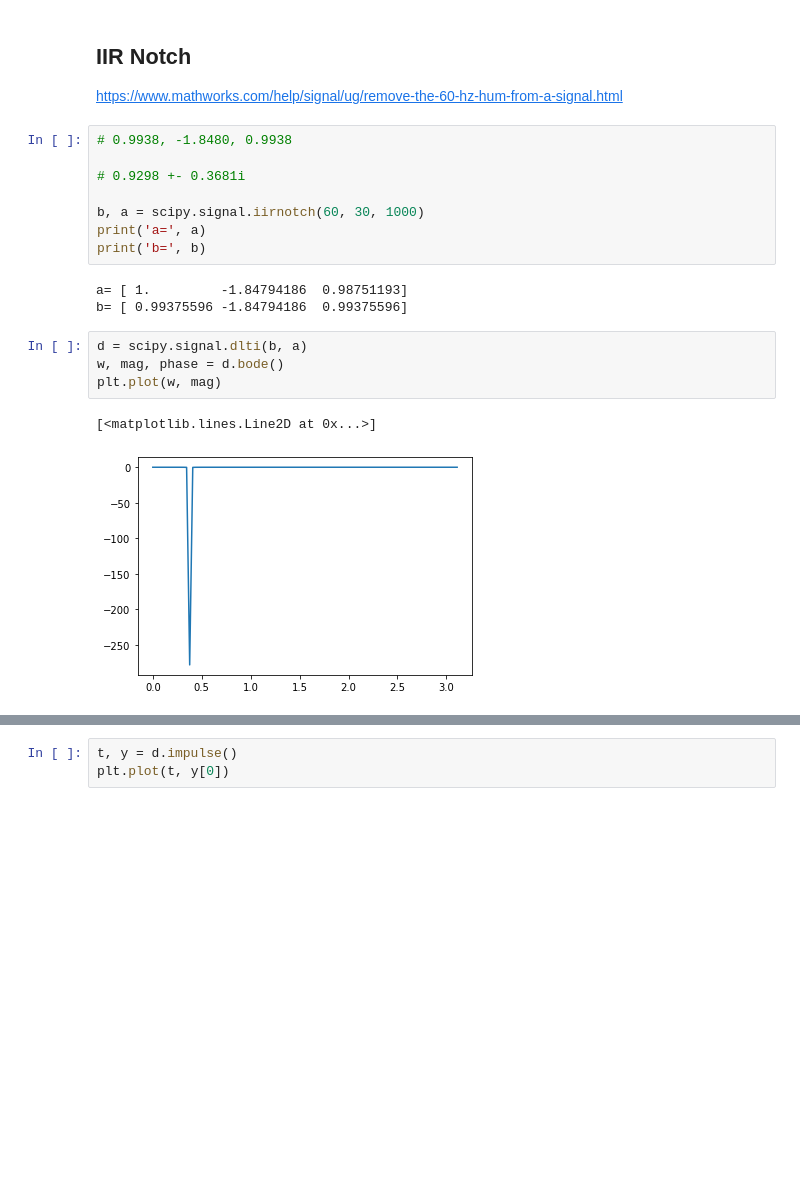
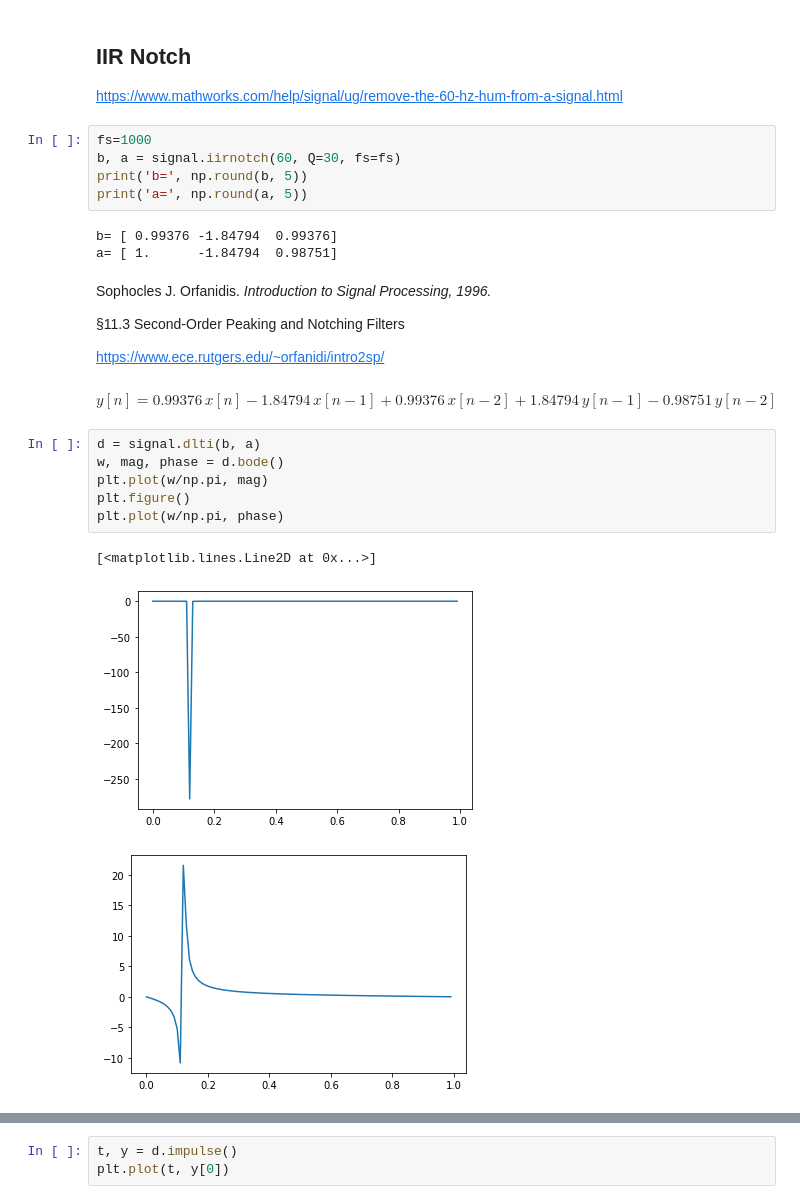
Before and after one commit to chenshuo/notes, a Jupyter notebook: notebooks/DSP_Labs.ipynb, the cells around one changed output, grey strips where cells are left out. Saved outputs shown, nothing was run; the diff lists cells and outputs as text; blank space fills up the shorter version.

```diff
--- a/notebooks/DSP_Labs.ipynb
+++ b/notebooks/DSP_Labs.ipynb
@@ -745,24 +737,32 @@ https://github.com/chipmuenk/pyfda
 # %% [markdown]
 ## IIR Notch
 https://www.mathworks.com/help/signal/ug/remove-the-60-hz-hum-from-a-signal.html
-# %%
-# 0.9938, -1.8480, 0.9938
-
-# 0.9298 +- 0.3681i
-
-b, a = scipy.signal.iirnotch(60, 30, 1000)
-print('a=', a)
-print('b=', b)
-# %% [output]
-a= [ 1.         -1.84794186  0.98751193]
-b= [ 0.99375596 -1.84794186  0.99375596]
+# %%
+fs=1000
+b, a = signal.iirnotch(60, Q=30, fs=fs)
+print('b=', np.round(b, 5))
+print('a=', np.round(a, 5))
+# %% [output]
+b= [ 0.99376 -1.84794  0.99376]
+a= [ 1.      -1.84794  0.98751]
+# %% [markdown]
+Sophocles J. Orfanidis. _Introduction to Signal Processing, 1996._
+
+§11.3 Second-Order Peaking and Notching Filters
+
+https://www.ece.rutgers.edu/~orfanidi/intro2sp/
+# %% [markdown]
+$y[n] = 0.99376\,x[n] - 1.84794\,x[n-1] + 0.99376\,x[n-2] + 1.84794\,y[n-1] - 0.98751\,y[n-2]$
 # %%
-d = scipy.signal.dlti(b, a)
+d = signal.dlti(b, a)
 w, mag, phase = d.bode()
-plt.plot(w, mag)
+plt.plot(w/np.pi, mag)
+plt.figure()
+plt.plot(w/np.pi, phase)
 # %% [output]
 [<matplotlib.lines.Line2D at 0x...>]
-[figure, old version]
+[figure, new version]
+[figure, added]
 # %%
 w, amp = d.freqresp()
 w=w[0:3200]
```
Also changed, not shown: parts of 16 cells of this notebook.
